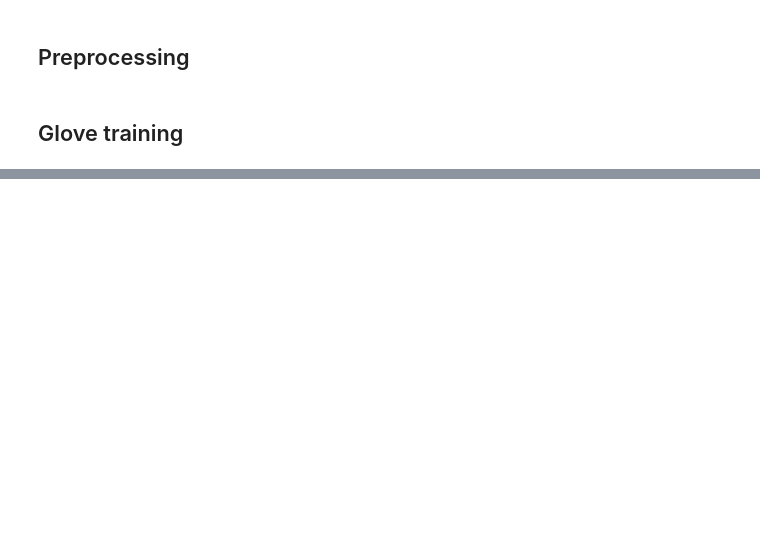
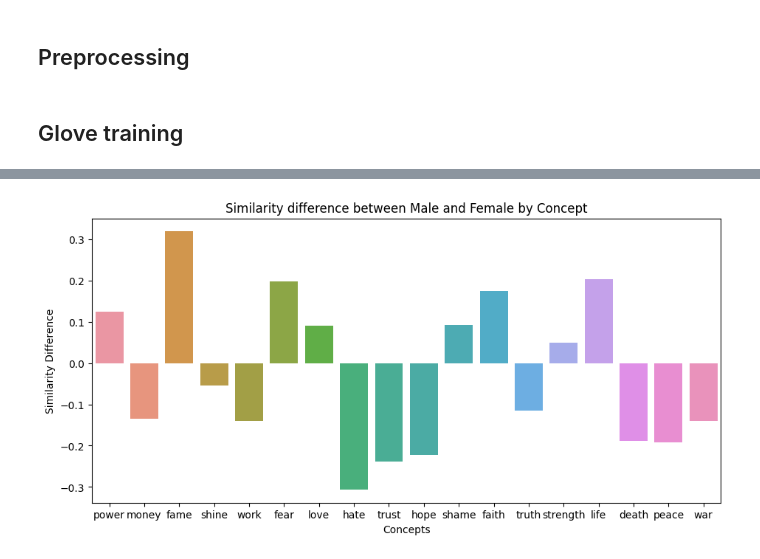
Before and after one commit to Owe1n/RapBiasAnalysis, a Jupyter notebook: biais_analysis.ipynb, the cells around one changed output, grey strips where cells are left out. Drawn from its saved outputs; the diff is of its cells as text; code cells hidden in the pictures; blank space fills up the shorter version.

```diff
--- a/biais_analysis.ipynb
+++ b/biais_analysis.ipynb
@@ -91,0 +431,4 @@ plot_most_similar(nlp.vocab[w] for w in ['king', 'goat', 'sweden', 'university',
+# %%
+import pandas as pd
+values = list(concept_genders.values())
+df = pd.DataFrame({'concept': list(concept_genders.keys()), 'women': [x for x, y in values], 'men': [y for x, y in values]})
@@ -91,0 +454,21 @@ plot_most_similar(nlp.vocab[w] for w in ['king', 'goat', 'sweden', 'university',
+# %%
+import seaborn as sns
+import pandas as pd
+
+plt.figure(figsize=(11,5))
+
+# Compute the difference in similarity between men and women
+df['difference'] = df['women'] - df['men']
+
+# Create the bar plot
+sns.barplot(x='concept', y='difference', data=df[df['men']!=0])
+
+# Add labels and title
+plt.xlabel('Concepts')
+plt.ylabel('Similarity Difference')
+plt.title('Similarity difference between Male and Female by Concept')
+
+# Show the plot
+plt.show()
+# %% [output]
+[figure, added]
```
Also changed, not shown: parts of 71 cells of this notebook, 28 other files.
